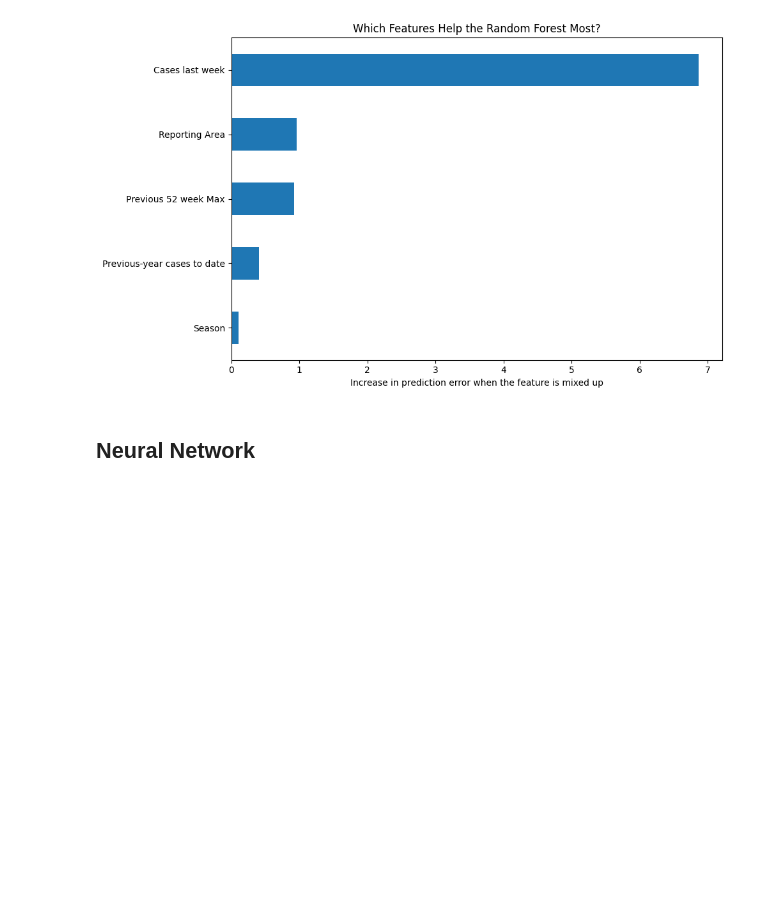
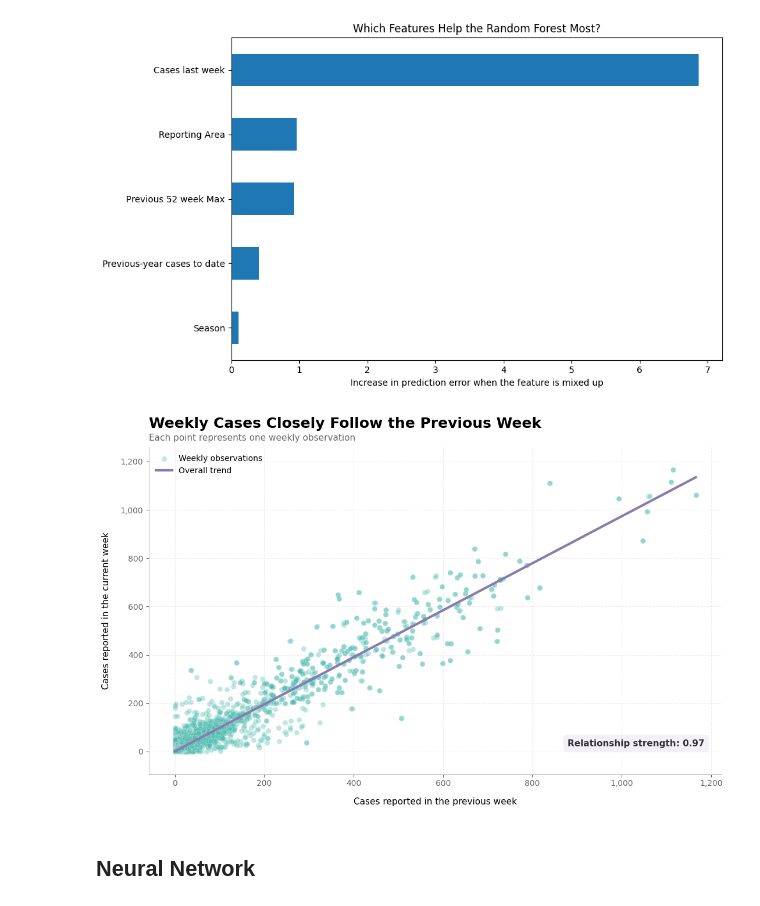
Before and after one commit to Husam-Sawalha/salmonellosis-forecasting-analysis, a Jupyter notebook: notebooks/04_salmonellosis_ml.ipynb, the cells around one changed output. Cells and saved outputs as stored; diff of their text form; code cells hidden in the pictures; blank space fills up the shorter version.

```diff
--- a/notebooks/04_salmonellosis_ml.ipynb
+++ b/notebooks/04_salmonellosis_ml.ipynb
@@ -878,6 +1006,14 @@ plt.tight_layout()
 plt.show()
 # %% [output]
 [figure]
+# %%
+correlation = plot_previous_vs_current_cases(
+    df,
+    previous_col="Previous week cases",
+    target_col="Current week",
+)
+# %% [output]
+[figure, added]
 # %% [markdown]
 ## Neural Network
 # %%
```
Also changed, not shown: parts of 5 cells of this notebook.
